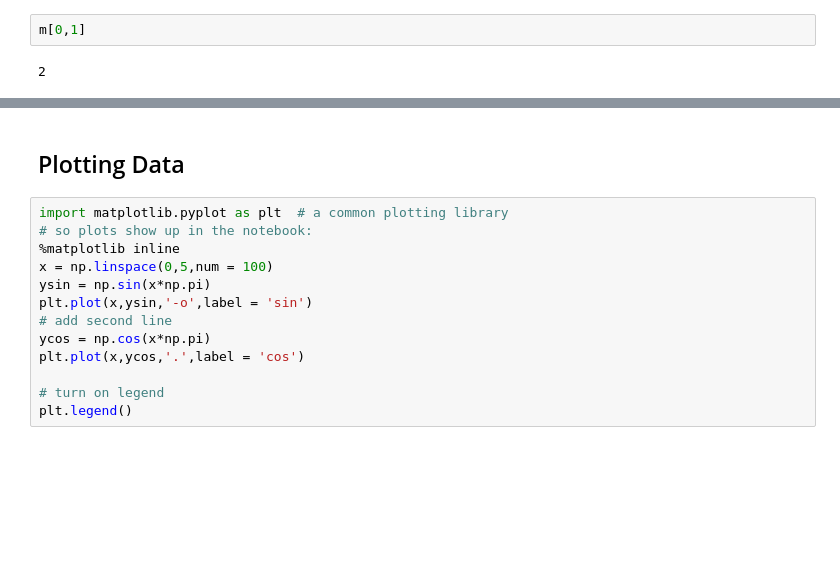
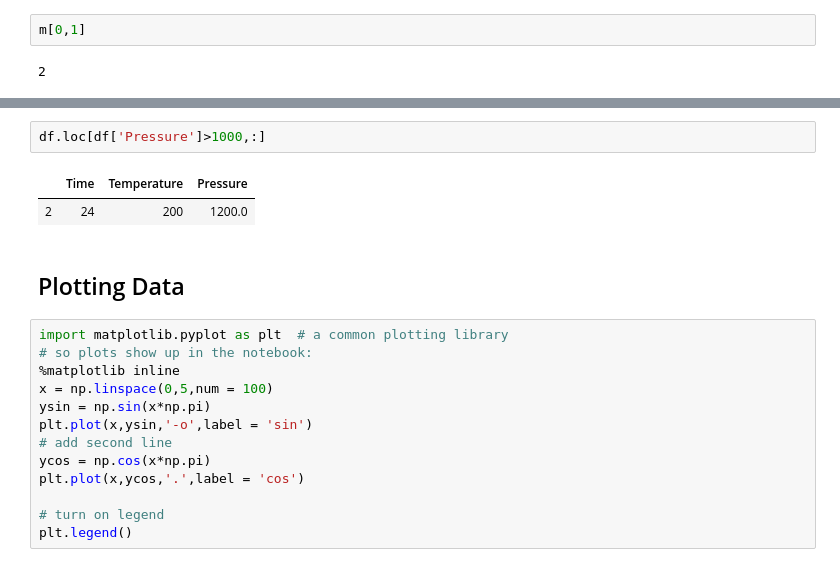
Before and after one commit to chepyle/Python4ChEs, a Jupyter notebook: Python4ChEs.ipynb, the cells around one changed output, grey strips where cells are left out. Saved outputs shown, nothing was run; the diff lists cells and outputs as text; blank space fills up the shorter version.

```diff
--- a/Python4ChEs.ipynb
+++ b/Python4ChEs.ipynb
@@ -308,3 +311,8 @@ array([7, 8, 9])
+# %%
+df.loc[df['Pressure']>1000,:]
+# %% [output]
+|  | Time | Temperature | Pressure |
+| 2 | 24 | 200 | 1200.0 |
 # %% [markdown]
 ## Plotting Data
 # %%
```
Also changed, not shown: parts of 24 cells of this notebook, 2 other files.
